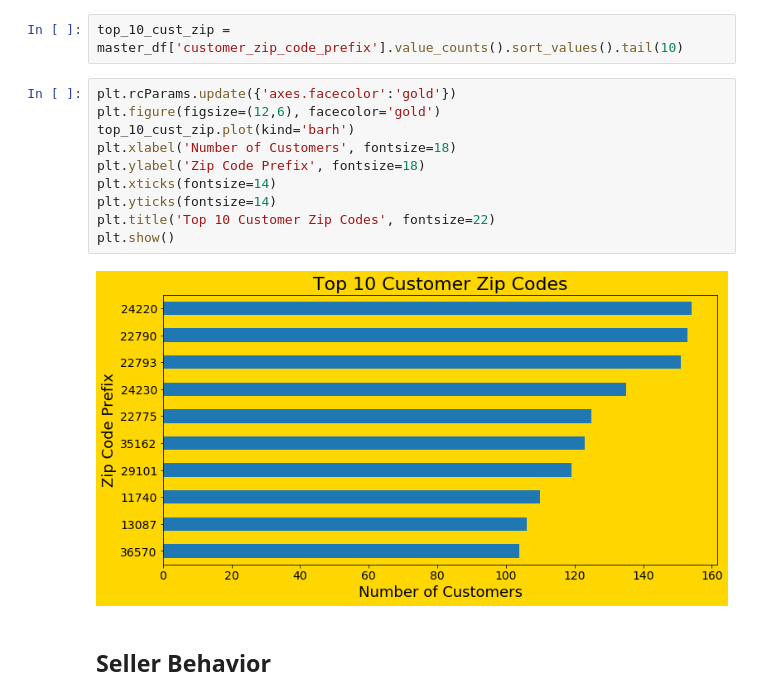
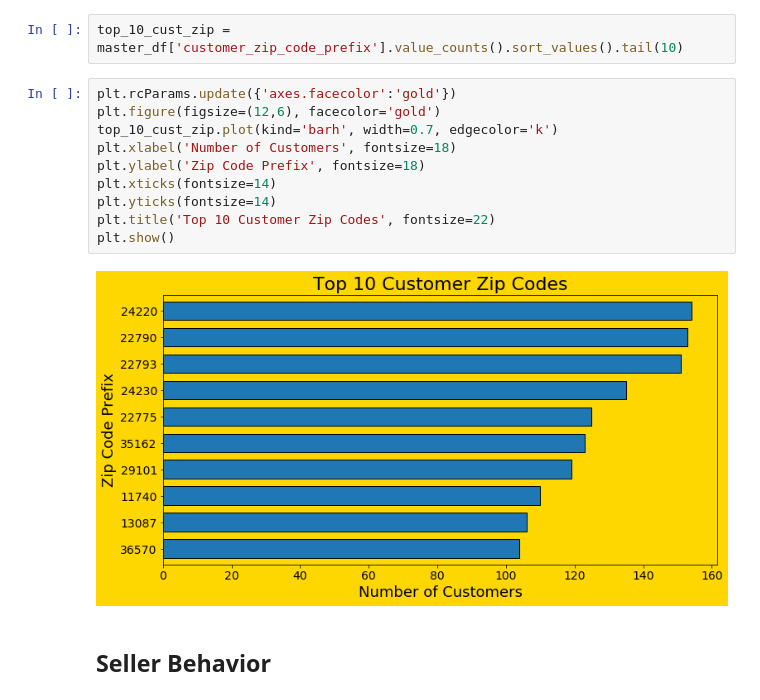
Before and after one commit to RossReisman/Data-Analyst-Portfolio, a Jupyter notebook: Python/brazil/visualizations.ipynb, the cells around one changed output. Drawn from its saved outputs; the diff is of its cells as text.

```diff
--- a/Python/brazil/visualizations.ipynb
+++ b/Python/brazil/visualizations.ipynb
@@ -854,15 +860,15 @@ top_10_cust_zip = master_df['customer_zip_code_prefix'].value_counts().sort_valu
 # %%
 plt.rcParams.update({'axes.facecolor':'gold'})
 plt.figure(figsize=(12,6), facecolor='gold')
-top_10_cust_zip.plot(kind='barh')
+top_10_cust_zip.plot(kind='barh', width=0.7, edgecolor='k')
 plt.xlabel('Number of Customers', fontsize=18)
 plt.ylabel('Zip Code Prefix', fontsize=18)
 plt.xticks(fontsize=14)
 plt.yticks(fontsize=14)
 plt.title('Top 10 Customer Zip Codes', fontsize=22)
 plt.show()
 # %% [output]
-[figure, old version]
+[figure, new version]
 # %% [markdown]
 ## Seller Behavior
 # %%
```
Also changed, not shown: parts of 22 cells of this notebook.
